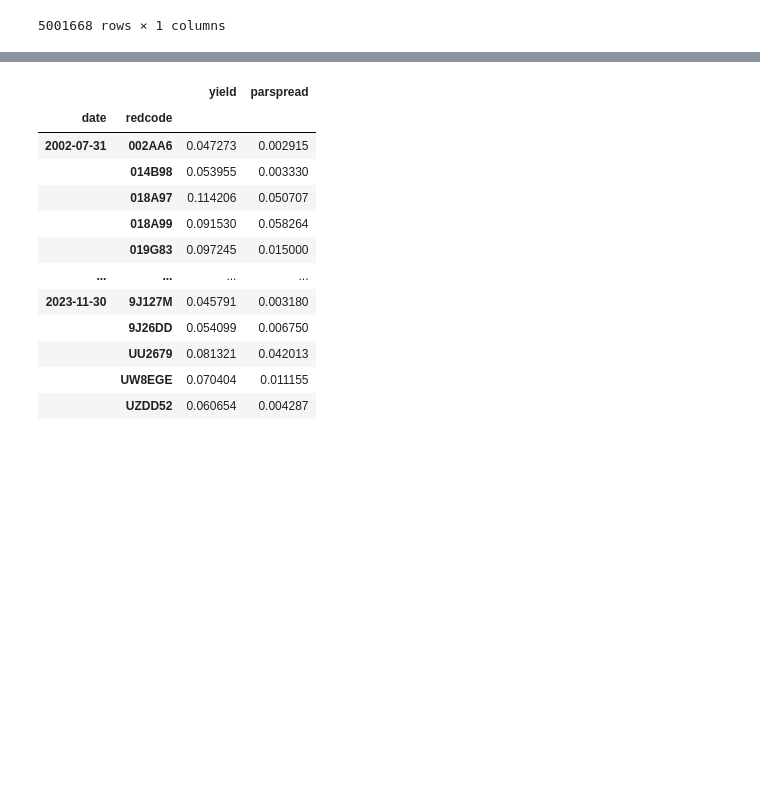
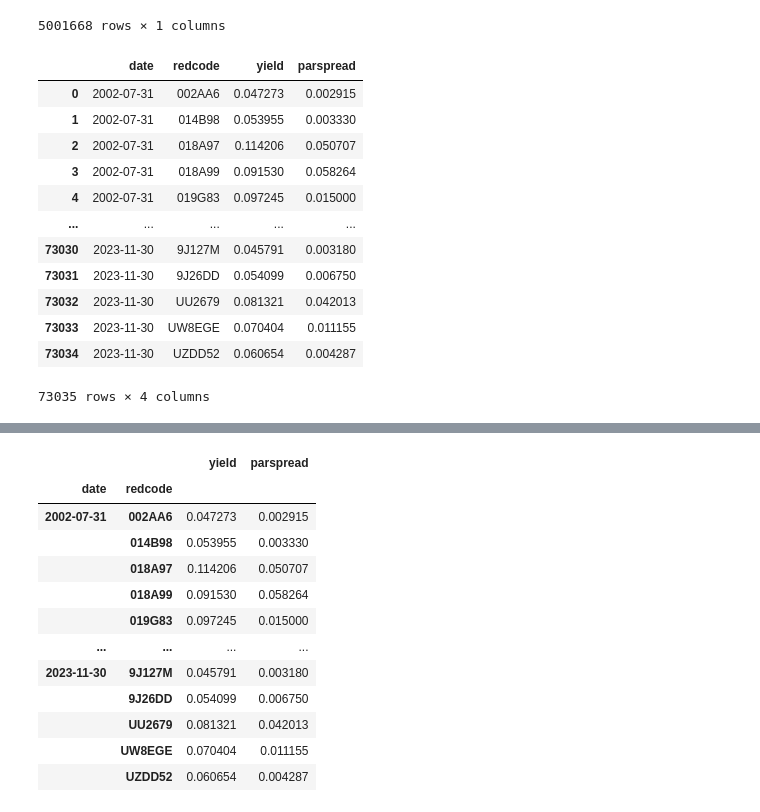
Before and after one commit to zixiaowang123/full_stack_project, a Jupyter notebook: src/test.ipynb, the cells around one changed output, grey strips where cells are left out. Cells and saved outputs as stored; diff of their text form; code cells hidden in the pictures; blank space fills up the shorter version.

```diff
--- a/src/test.ipynb
+++ b/src/test.ipynb
@@ -149,0 +161,16 @@ joined_df = bond_spread_df.join(cds_spread_df, how='inner')
+# %%
+df1_reset
+# %% [output]
+|  | date | redcode | yield | parspread |
+| 0 | 2002-07-31 | 002AA6 | 0.047273 | 0.002915 |
+| 1 | 2002-07-31 | 014B98 | 0.053955 | 0.003330 |
+| 2 | 2002-07-31 | 018A97 | 0.114206 | 0.050707 |
+| 3 | 2002-07-31 | 018A99 | 0.091530 | 0.058264 |
+| 4 | 2002-07-31 | 019G83 | 0.097245 | 0.015000 |
+| ... | ... | ... | ... | ... |
+| 73030 | 2023-11-30 | 9J127M | 0.045791 | 0.003180 |
+| 73031 | 2023-11-30 | 9J26DD | 0.054099 | 0.006750 |
+| 73032 | 2023-11-30 | UU2679 | 0.081321 | 0.042013 |
+| 73033 | 2023-11-30 | UW8EGE | 0.070404 | 0.011155 |
+| 73034 | 2023-11-30 | UZDD52 | 0.060654 | 0.004287 |
+73035 rows × 4 columns
```
Also changed, not shown: parts of 5 cells of this notebook, 1 other file.
